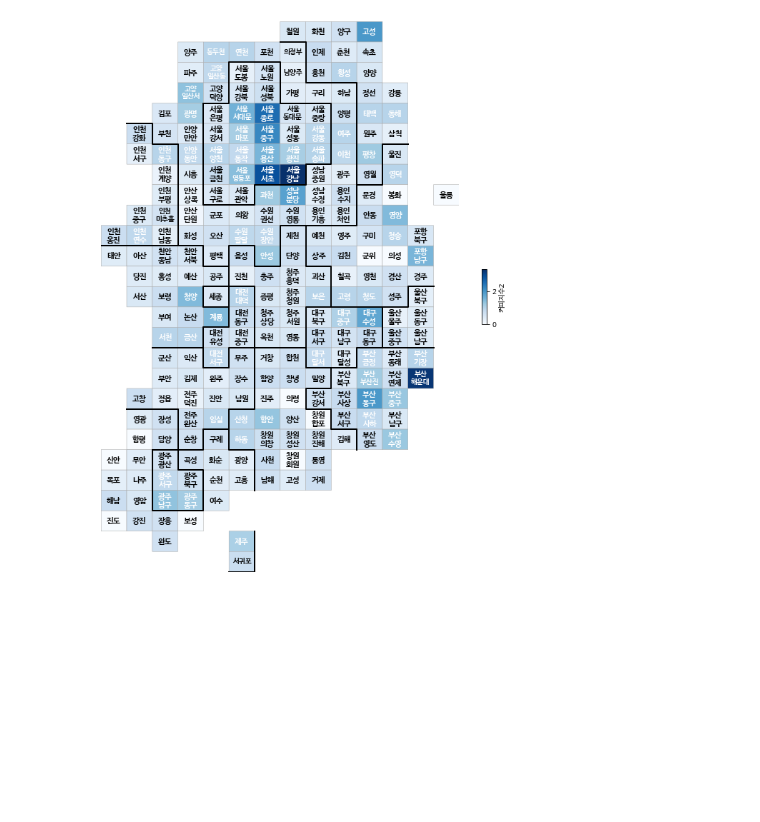
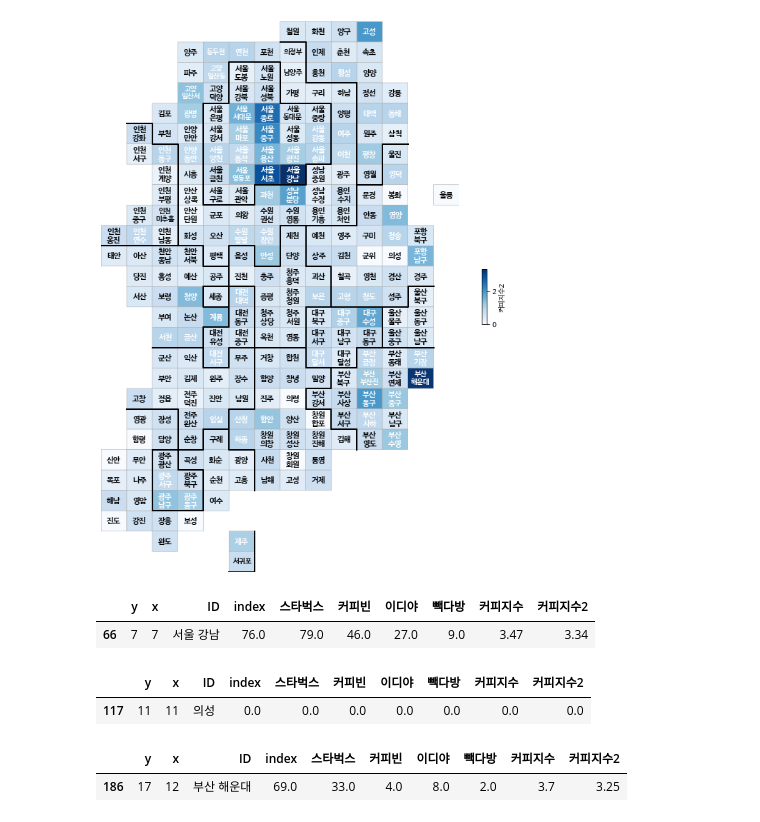
Before and after one commit to dongkyuseo/DataAnalysis, a Jupyter notebook: 08.분석사례/12_커피샵_시각화.ipynb, the cells around one changed output. Saved outputs shown, nothing was run; the diff lists cells and outputs as text; code cells hidden in the pictures; blank space fills up the shorter version.

```diff
--- a/08.분석사례/12_커피샵_시각화.ipynb
+++ b/08.분석사례/12_커피샵_시각화.ipynb
@@ -495,3 +495,18 @@ coffee
 drawKorea('커피지수2', coffee, 'Blues')
 # %% [output]
 [figure]
+# %%
+coffee.loc[coffee['ID'] == '서울 강남']
+# %% [output]
+|  | y | x | ID | index | 스타벅스 | 커피빈 | 이디야 | 빽다방 | 커피지수 | 커피지수2 |
+| 66 | 7 | 7 | 서울 강남 | 76.0 | 79.0 | 46.0 | 27.0 | 9.0 | 3.47 | 3.34 |
+# %%
+coffee.loc[coffee['ID'] == '의성']
+# %% [output]
+|  | y | x | ID | index | 스타벅스 | 커피빈 | 이디야 | 빽다방 | 커피지수 | 커피지수2 |
+| 117 | 11 | 11 | 의성 | 0.0 | 0.0 | 0.0 | 0.0 | 0.0 | 0.0 | 0.0 |
+# %%
+coffee.loc[coffee['ID'] == '부산 해운대']
+# %% [output]
+|  | y | x | ID | index | 스타벅스 | 커피빈 | 이디야 | 빽다방 | 커피지수 | 커피지수2 |
+| 186 | 17 | 12 | 부산 해운대 | 69.0 | 33.0 | 4.0 | 8.0 | 2.0 | 3.7 | 3.25 |
```
